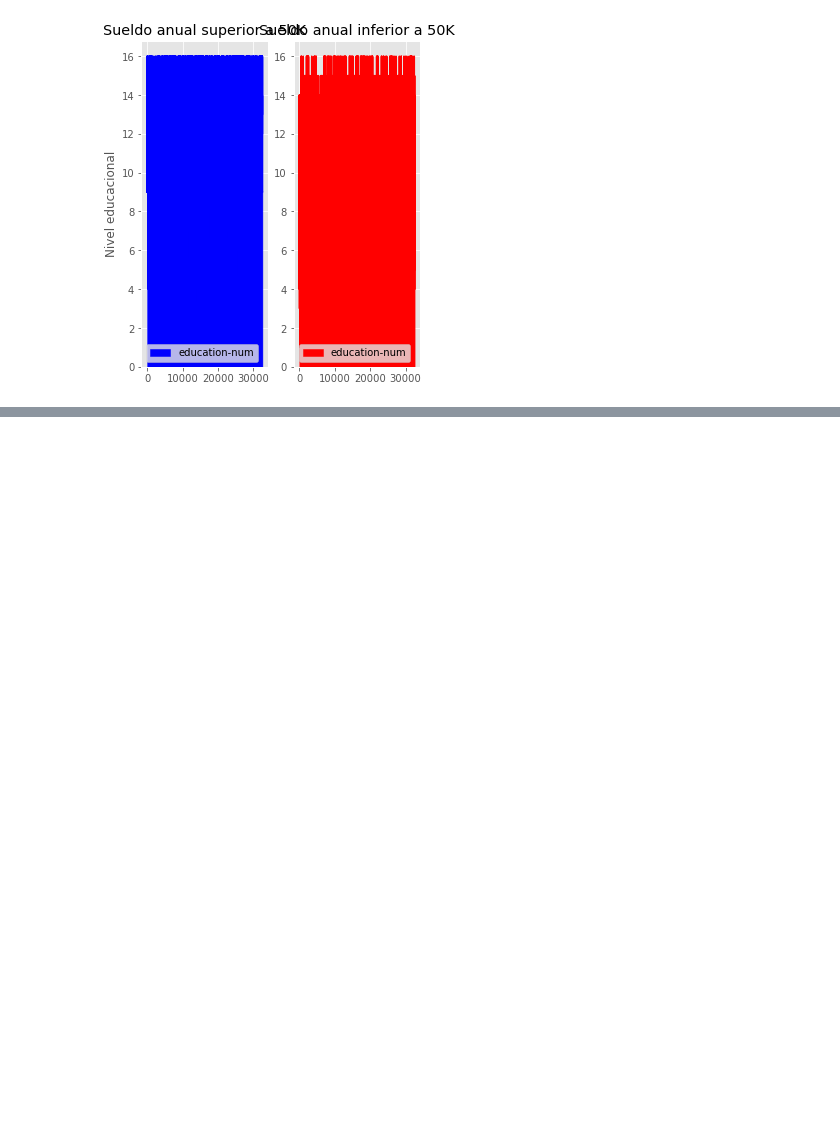
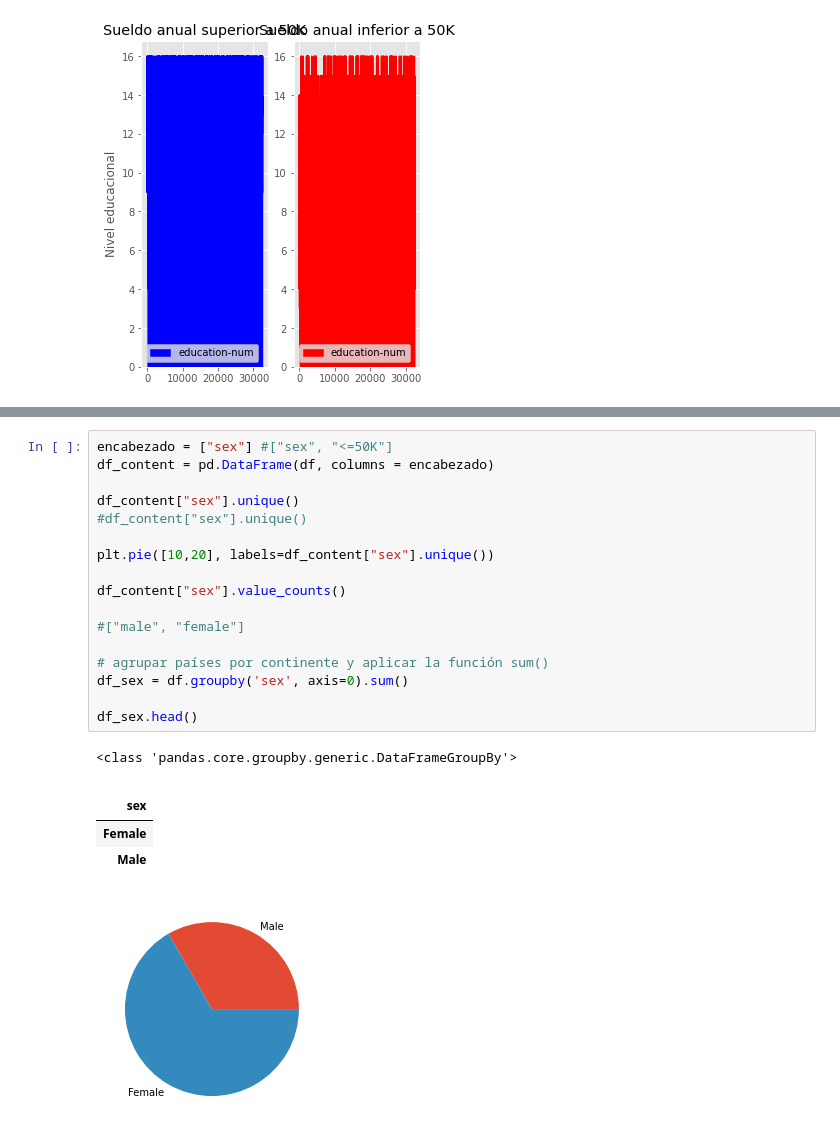
Before and after one commit to KenderWebos/python-data-science, a Jupyter notebook: tarea_3/Main/visualizacion.ipynb, the cells around one changed output, grey strips where cells are left out. Cells and saved outputs as stored; diff of their text form; blank space fills up the shorter version.

```diff
--- a/tarea_3/Main/visualizacion.ipynb
+++ b/tarea_3/Main/visualizacion.ipynb
@@ -251,0 +252,24 @@ NameError: name 'education' is not defined
+# %%
+encabezado = ["sex"] #["sex", "<=50K"]
+df_content = pd.DataFrame(df, columns = encabezado)
+
+df_content["sex"].unique()
+#df_content["sex"].unique()
+
+plt.pie([10,20], labels=df_content["sex"].unique())
+
+df_content["sex"].value_counts()
+
+#["male", "female"]
+
+# agrupar países por continente y aplicar la función sum()
+df_sex = df.groupby('sex', axis=0).sum()
+
+df_sex.head()
+# %% [output]
+<class 'pandas.core.groupby.generic.DataFrameGroupBy'>
+|  |
+| sex |
+| Female |
+| Male |
+[figure, added]
```
Also changed, not shown: parts of 1 cell of this notebook.
